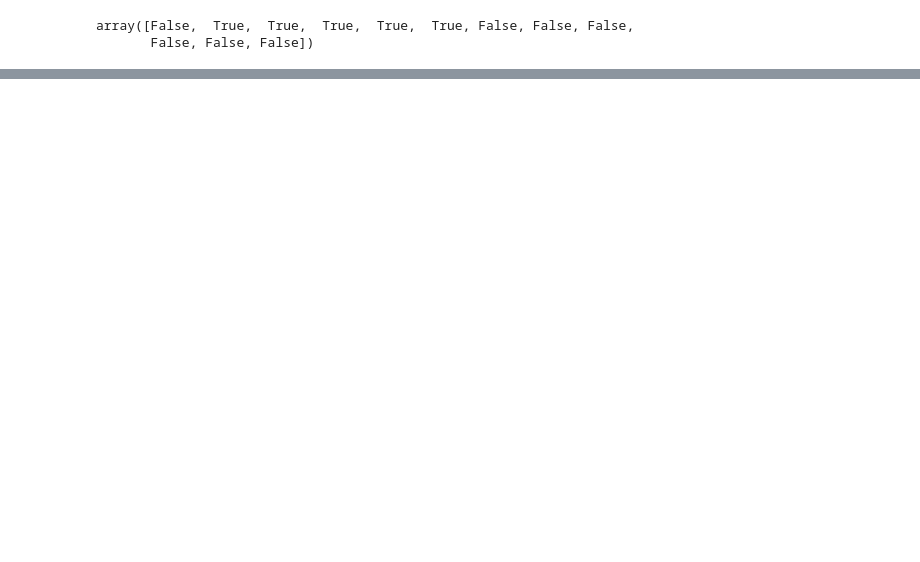
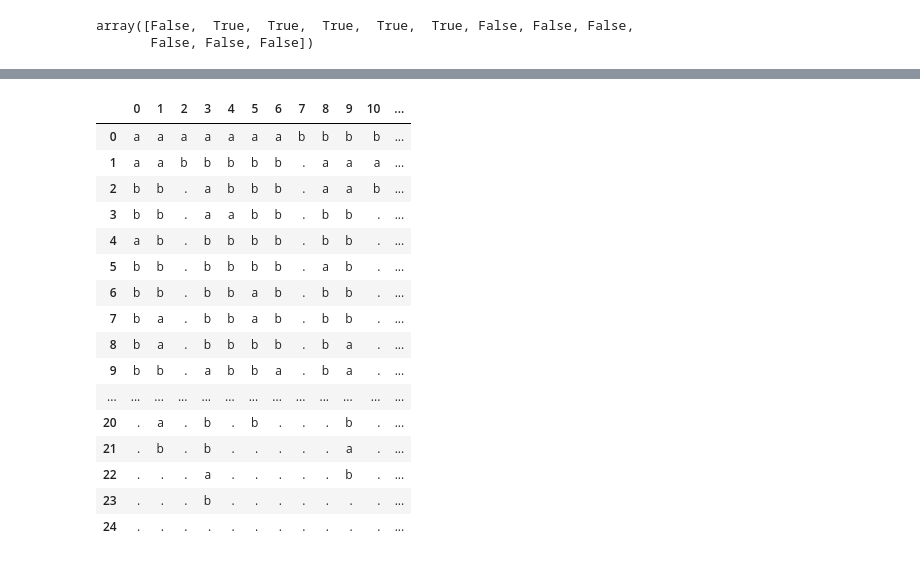
Before and after one commit to szfazekas/Combinatorics-on-Words, a Jupyter notebook: clusters.ipynb, the cells around one changed output, grey strips where cells are left out. Cells and saved outputs as stored; diff of their text form; code cells hidden in the pictures; blank space fills up the shorter version.

```diff
--- a/clusters.ipynb
+++ b/clusters.ipynb
@@ -3,7 +5,10 @@ import numpy as np
 # %%
 def SA(word, sa=False):
     size = len(word)
-    w = np.fromiter(word, dtype = np.dtype('U1'))
+    if isinstance(word, str):
+        w = np.fromiter(word, dtype = np.dtype('U1'))
+    else:
+        w = word
     array = np.full([size, size],'.', dtype = np.dtype('U1'))
     array[0] = w
     for i in np.arange(1, size):
@@ -99,3 +84,8 @@ np.all(a==b, axis=1)
 # %% [output]
 array([False,  True,  True,  True,  True,  True, False, False, False,
        False, False, False])
+# %%
+word = np.random.choice(['a','b'], size=(25))
+#word = 'bababaabaaabaaaabaaaa'
+sa = SA(word, sa=True)
+printSA(sa[0],index=sa[1])
@@ -101,0 +110,3 @@ array([False,  True,  True,  True,  True,  True, False, False, False,
+# %%
+df = pd.DataFrame(sa[0])
+print(df)
@@ -101,0 +131,20 @@ array([False,  True,  True,  True,  True,  True, False, False, False,
+# %%
+df.style
+# %% [output]
+|  | 0 | 1 | 2 | 3 | 4 | 5 | 6 | 7 | 8 | 9 | 10 | ... |
+| 0 | a | a | a | a | a | a | a | b | b | b | b | ... |
+| 1 | a | a | b | b | b | b | b | . | a | a | a | ... |
+| 2 | b | b | . | a | b | b | b | . | a | a | b | ... |
+| 3 | b | b | . | a | a | b | b | . | b | b | . | ... |
+| 4 | a | b | . | b | b | b | b | . | b | b | . | ... |
+| 5 | b | b | . | b | b | b | b | . | a | b | . | ... |
+| 6 | b | b | . | b | b | a | b | . | b | b | . | ... |
+| 7 | b | a | . | b | b | a | b | . | b | b | . | ... |
+| 8 | b | a | . | b | b | b | b | . | b | a | . | ... |
+| 9 | b | b | . | a | b | b | a | . | b | a | . | ... |
+| ... | ... | ... | ... | ... | ... | ... | ... | ... | ... | ... | ... | ... |
+| 20 | . | a | . | b | . | b | . | . | . | b | . | ... |
+| 21 | . | b | . | b | . | . | . | . | . | a | . | ... |
+| 22 | . | . | . | a | . | . | . | . | . | b | . | ... |
+| 23 | . | . | . | b | . | . | . | . | . | . | . | ... |
+| 24 | . | . | . | . | . | . | . | . | . | . | . | ... |
```
Also changed, not shown: parts of 6 cells of this notebook.
